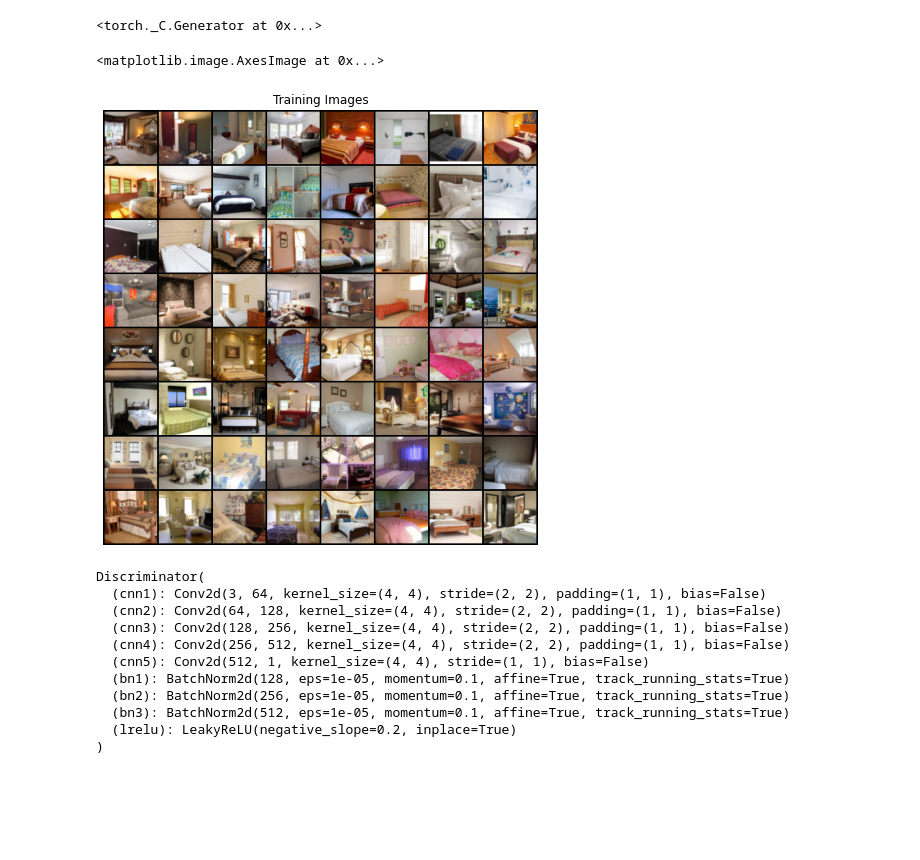
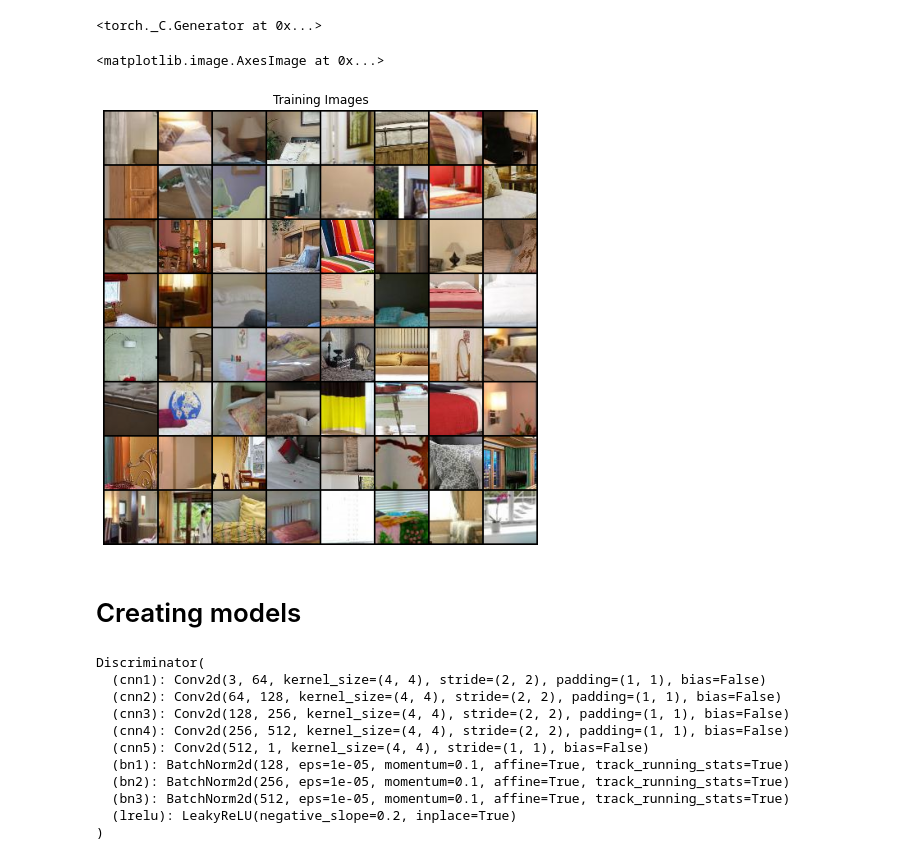
Before and after one commit to Shaveek23/cifar10-computer_vision, a Jupyter notebook: project3.ipynb, the cells around one changed output. Saved outputs shown, nothing was run; the diff lists cells and outputs as text; code cells hidden in the pictures; blank space fills up the shorter version.

```diff
--- a/project3.ipynb
+++ b/project3.ipynb
@@ -57,26 +59,27 @@ device = 'cpu'
 # %%
 dataset = dset.ImageFolder(root=dataroot,
                            transform=transforms.Compose([
-                               transforms.Resize(image_size),
                                transforms.CenterCrop(image_size),
                                transforms.ToTensor(),
                                transforms.Normalize((0.5, 0.5, 0.5), (0.5, 0.5, 0.5)),
                            ]))
 # Create the dataloader
 dataloader = torch.utils.data.DataLoader(dataset, batch_size=batch_size,
                                          shuffle=True, num_workers=workers)
 
 
 
 # Plot some training images
 real_batch =next(iter(dataloader))
 plt.figure(figsize=(8,8))
 plt.axis("off")
 plt.title("Training Images")
 plt.imshow(np.transpose(vutils.make_grid(real_batch[0].to(device)[:64], padding=2, normalize=True).cpu(),(1,2,0)))
 # %% [output]
 <matplotlib.image.AxesImage at 0x...>
-[figure, old version]
+[figure, new version]
+# %% [markdown]
+# Creating models
 # %%
 # Generator init
 netG = Generator( ngf, nz, nc).to(device = device)
```
Also changed, not shown: parts of 26 cells of this notebook, 2 other files.
